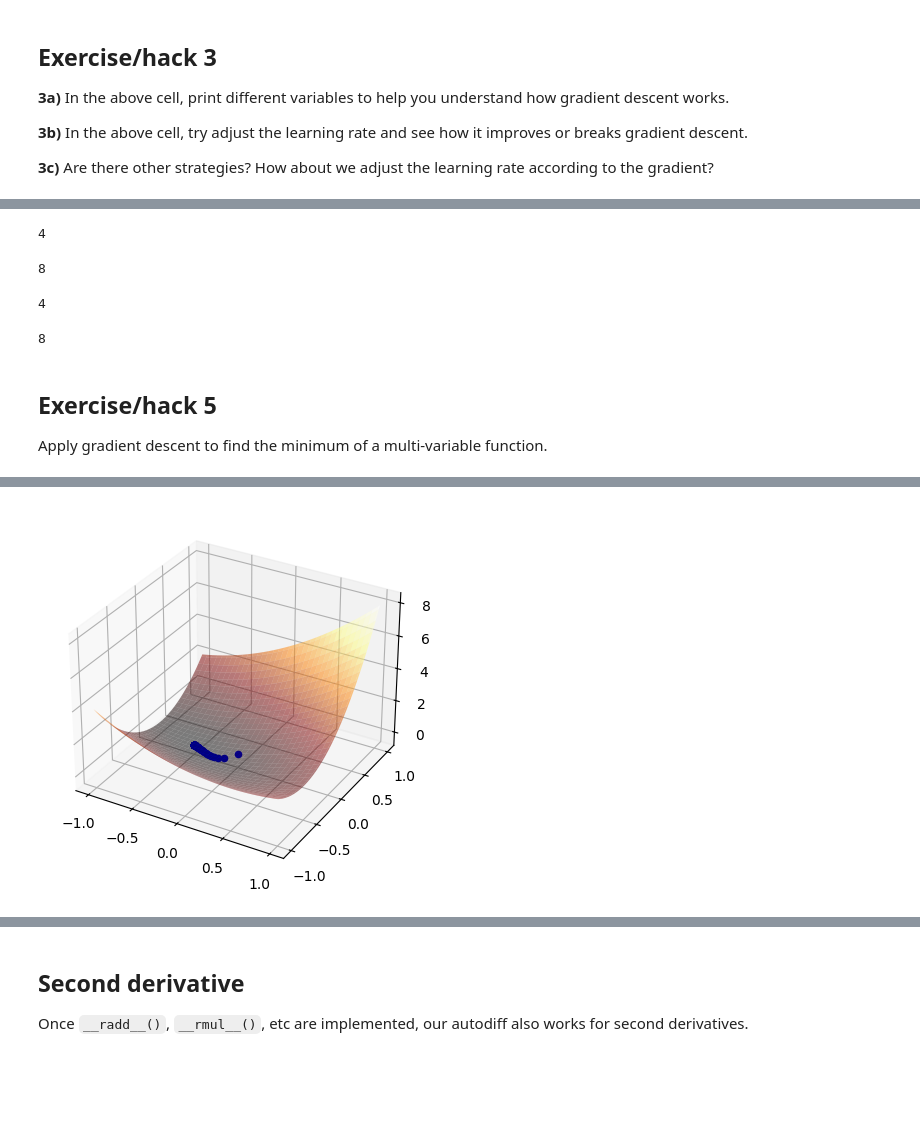
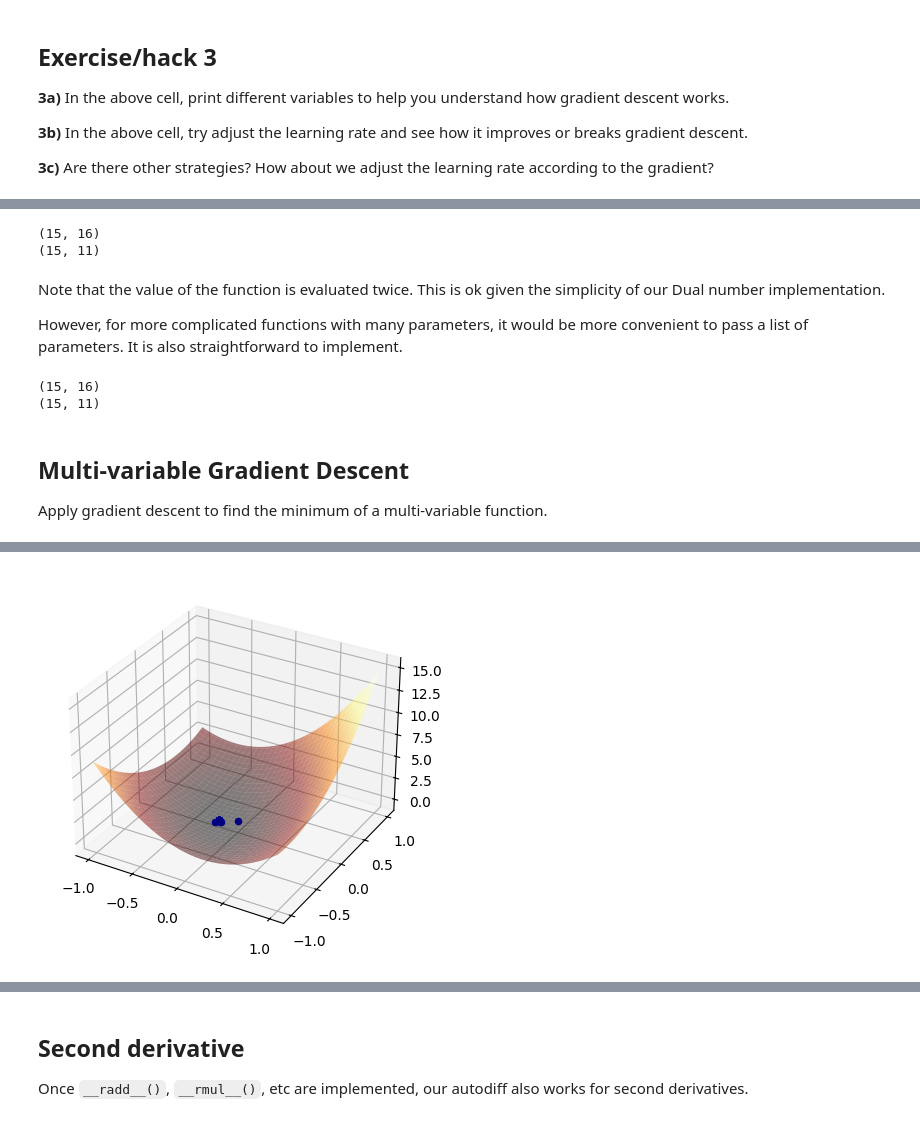
Before and after one commit to rndsrc/dl, a Jupyter notebook: ad-gd.ipynb, the cells around one changed output, grey strips where cells are left out. Drawn from its saved outputs; the diff is of its cells as text; code cells hidden in the pictures; blank space fills up the shorter version.

```diff
--- a/ad-gd.ipynb
+++ b/ad-gd.ipynb
@@ -194,50 +210,62 @@ Use our autodiff tools to compute partial derivative.
 # %%
 def f(x, y):
-    return x * x + 2 * x * y + 3 * y * y
+    return 5 * x * x + 4 * x * y + 3 * y * y + 2 * x + y
 
-display(f(Dual(1), 1)[1]) # 2x + 2y -> 4
-display(f(1, Dual(1))[1]) # 2y + 6y -> 8
+print(f(Dual(1), 1)) # 10x + 4y      + 2 -> 16
+print(f(1, Dual(1))) #       4x + 6y + 1 -> 11
 # %% [output]
-4
+(15, 16)
+(15, 11)
-8
+# %% [markdown]
+Note that the value of the function is evaluated twice.
+This is ok given the simplicity of our Dual number implementation.
+
+However, for more complicated functions with many parameters, it would be more convenient to pass a list of parameters.
+It is also straightforward to implement.
 # %%
-def f(x):
-    return x[0] * x[0] + 2 * x[0] * x[1] + 3 * x[1] * x[1]
+def f(X):
+    return 5 * X[0] * X[0] + 4 * X[0] * X[1] + 3 * X[1] * X[1] + 2 * X[0] + X[1]
 
-display(f((Dual(1), 1))[1]) # 2x + 2y -> 4
-display(f((1, Dual(1)))[1]) # 2y + 6y -> 8
+def partial(f, i):
+    def g(X): # closure on `f` and `i`
+        return f([
+            Dual(x) if j == i else x
+            for j, x in enumerate(X)
+        ])
+    return g
+
+print(partial(f, 0)((1,1))) # 10x + 4y      + 2 -> 16
+print(partial(f, 1)((1,1))) #       4x + 6y + 1 -> 11
 # %% [output]
-4
+(15, 16)
+(15, 11)
-8
 # %% [markdown]
-## Exercise/hack 5
+## Multi-variable Gradient Descent
 
 Apply gradient descent to find the minimum of a multi-variable function.
 # %%
-def f(x, y):
-    return x * x + 2 * x * y + 3 * y * y + x + y
-
 X = np.linspace(-1, 1, num=101)
 Y = np.linspace(-1, 1, num=101)
-X, Y = np.meshgrid(X, Y)
-Z = f(X, Y)
+XX, YY = np.meshgrid(X, Y)
+ZZ = f([XX, YY])
 
 fig, ax = plt.subplots(subplot_kw={"projection": "3d"})
-ax.plot_surface(X, Y, Z, cmap='afmhot', alpha=0.5)
+ax.plot_surface(XX, YY, ZZ, cmap='afmhot', alpha=0.5)
 
-x, y = 0, 0 # initial value
+X    = [0, 0] # initial value
 rate = 0.1  # learning rate
 
-z, dzdx = f(Dual(x), y)
-z, dzdy = f(x, Dual(y))
-ax.scatter([x], [y], [z], color='b')
-print(x, y, z)
+z, dzd0 = partial(f,0)(X)
+z, dzd1 = partial(f,1)(X)
+ax.scatter([X[0]], [X[1]], [z], color='b')
+print(f'{X[0]:.6f}, {X[1]:.6f}, {z:.6f}')
 
-while (dzdx*dzdx + dzdy*dzdy)**0.5 > 1e-6:
-    x = x - rate * dzdx
-    y = y - rate * dzdy
-    z, dzdx = f(Dual(x), y)
-    z, dzdy = f(x, Dual(y))
-    ax.scatter([x], [y], [z], color='b')
-    print(x, y, z)
+while (dzd0*dzd0 + dzd1*dzd1)**0.5 > 1e-6:
+    X[0] = X[0] - rate * dzd0
+    X[1] = X[1] - rate * dzd1
+
+    z, dzd0 = partial(f,0)(X)
+    z, dzd1 = partial(f,1)(X)
+    ax.scatter([X[0]], [X[1]], [z], color='b')
+    print(f'{X[0]:.6f}, {X[1]:.6f}, {z:.6f}')
 # %% [output]
@@ -261 +289 @@ while (dzdx*dzdx + dzdy*dzdy)**0.5 > 1e-6:
-[figure, old version]
+[figure, new version]
```
Also changed, not shown: parts of 8 cells of this notebook.
